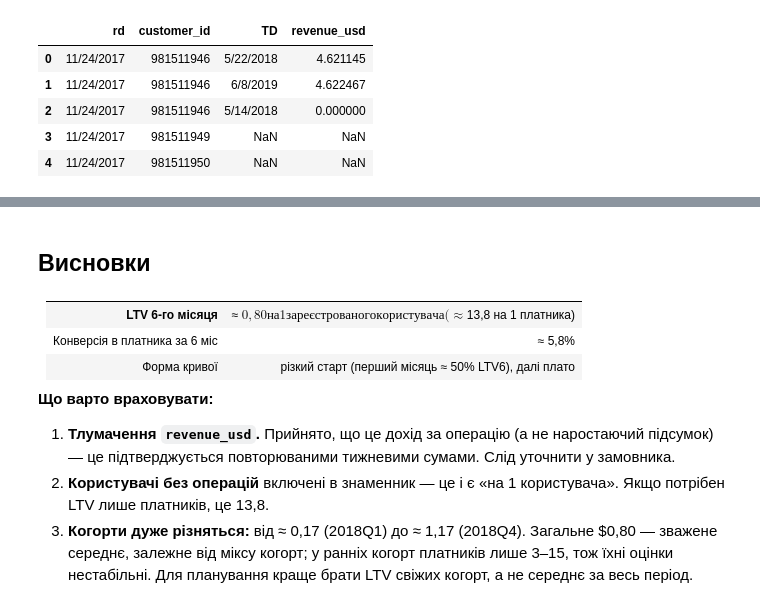
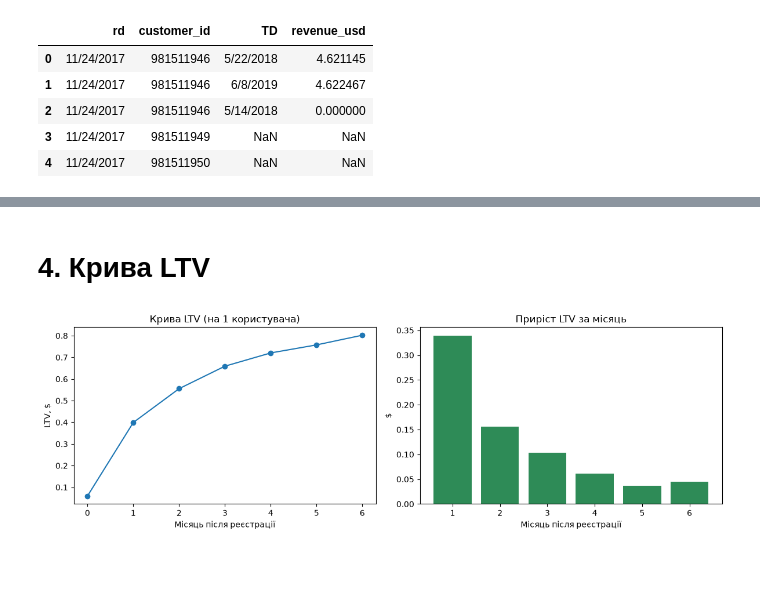
Before and after one commit to Chuchman-Dima/appflame-test, a Jupyter notebook: tasks/Task-4.ipynb, the cells around one changed output, grey strips where cells are left out. Cells and saved outputs as stored; diff of their text form; code cells hidden in the pictures; blank space fills up the shorter version.

```diff
--- a/tasks/Task-4.ipynb
+++ b/tasks/Task-4.ipynb
@@ -246,13 +122,21 @@ plt.show()
-# %% [markdown]
-## Висновки
-
-| | |
-|---|---|
-| **LTV 6-го місяця** | ≈ $0,80 на 1 зареєстрованого користувача(≈ $13,8 на 1 платника) |
-| Конверсія в платника за 6 міс | ≈ 5,8% |
-| Форма кривої | різкий старт (перший місяць ≈ 50% LTV6), далі плато |
-
-**Що варто враховувати:**
-1. **Тлумачення `revenue_usd`.** Прийнято, що це дохід за операцію (а не наростаючий підсумок) — це підтверджується повторюваними тижневими сумами. Слід уточнити у замовника.
-2. **Користувачі без операцій** включені в знаменник — це і є «на 1 користувача». Якщо потрібен LTV лише платників, це 13,8.
-3. **Когорти дуже різняться:** від ≈ 0,17 (2018Q1) до ≈ 1,17 (2018Q4). Загальне $0,80 — зважене середнє, залежне від міксу когорт; у ранніх когорт платників лише 3–15, тож їхні оцінки нестабільні. Для планування краще брати LTV свіжих когорт, а не середнє за весь період.
+# %% [markdown]
+# 4. Крива LTV
+# %%
+fig, axes = plt.subplots(1, 2, figsize=(12, 4))
+
+# Крива LTV (накопичувальна)
+axes[0].plot(ltv.index, ltv['ltv'], marker='o')
+axes[0].set_title('Крива LTV (на 1 користувача)')
+axes[0].set_xlabel('Місяць після реєстрації')
+axes[0].set_ylabel('LTV, $')
+
+# Скільки додає кожен місяць
+axes[1].bar(ltv.index[1:], ltv['increase'][1:], color='seagreen')
+axes[1].set_title('Приріст LTV за місяць')
+axes[1].set_xlabel('Місяць після реєстрації')
+axes[1].set_ylabel('$')
+
+plt.tight_layout()
+plt.show()
+# %% [output]
+[figure, added]
```
Also changed, not shown: parts of 23 cells of this notebook, 2 other files.
